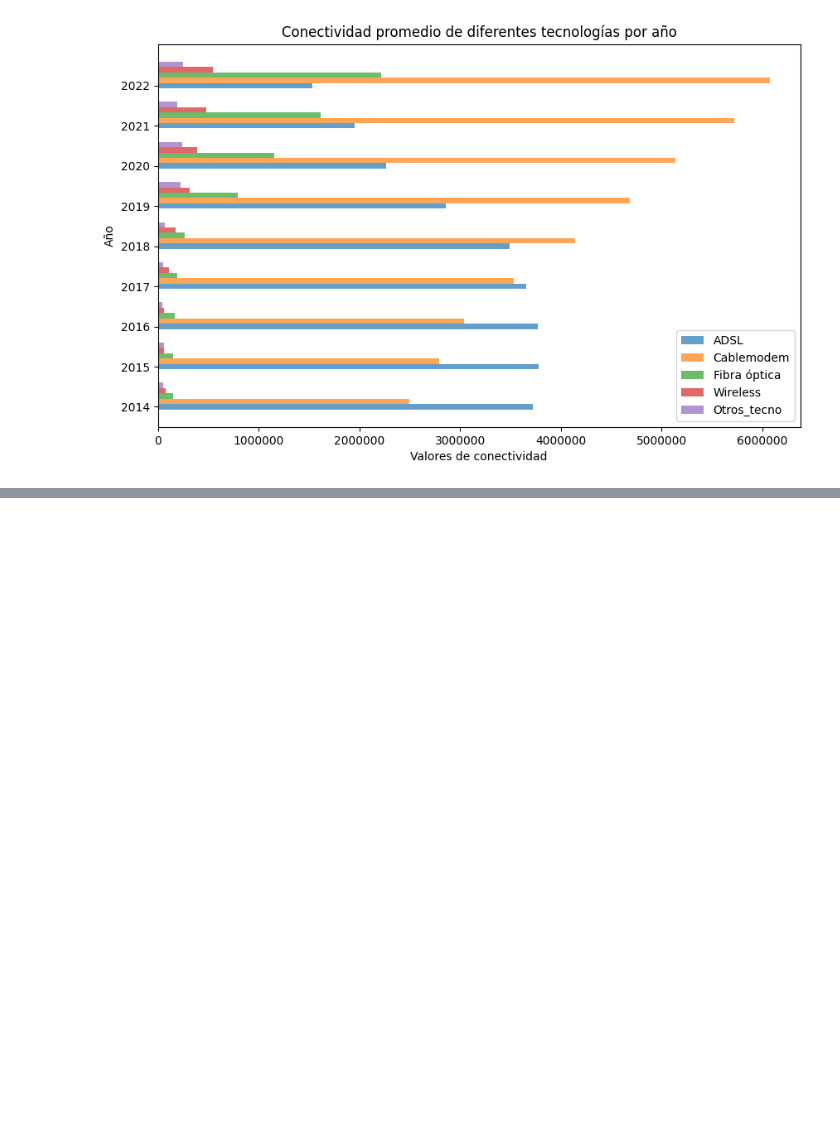
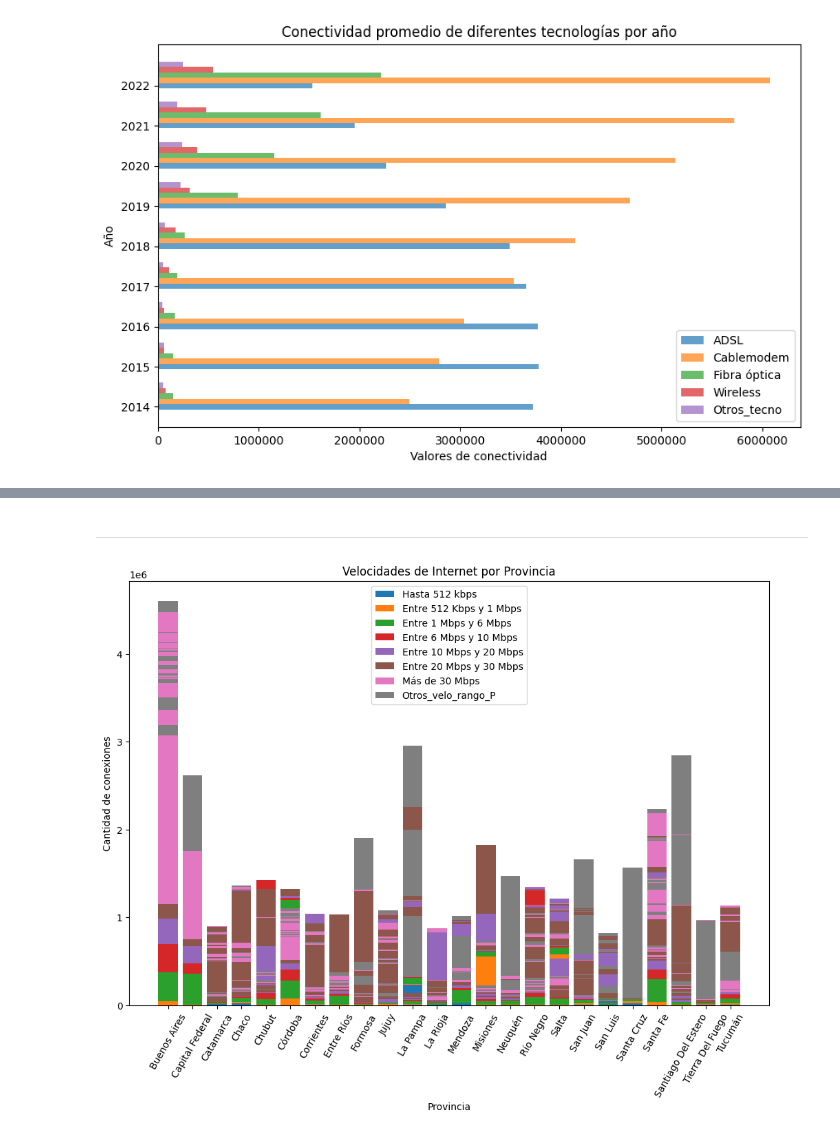
Before and after one commit to juanjolopez28/Proyectos, a Jupyter notebook: Proyecto_Henry02/EDA.ipynb, the cells around one changed output, grey strips where cells are left out. Saved outputs shown, nothing was run; the diff lists cells and outputs as text; code cells hidden in the pictures; blank space fills up the shorter version.

```diff
--- a/Proyecto_Henry02/EDA.ipynb
+++ b/Proyecto_Henry02/EDA.ipynb
@@ -176,0 +318,24 @@ plt.show()
+# %% [markdown]
+---
+# %%
+plt.figure(figsize=(12, 8))
+df=df_datos_provin[['Provincia', 'Hasta 512 kbps','Entre 512 Kbps y 1 Mbps','Entre 1 Mbps y 6 Mbps','Entre 6 Mbps y 10 Mbps', 'Entre 10 Mbps y 20 Mbps','Entre 20 Mbps y 30 Mbps','Más de 30 Mbps','Otros_velo_rango_P']]
+provincias = df['Provincia']
+velocidades = df.drop('Provincia', axis=1).columns
+
+plt.bar(provincias, df['Hasta 512 kbps'], label='Hasta 512 kbps')
+bottom = df['Hasta 512 kbps']
+
+for velocidad in velocidades[1:]:
+    plt.bar(provincias, df[velocidad], bottom=bottom, label=velocidad)
+    bottom += df[velocidad]
+
+plt.xlabel('Provincia')
+plt.ylabel('Cantidad de conexiones')
+plt.xticks(rotation=60)
+
+plt.title('Velocidades de Internet por Provincia')
+plt.legend()
+plt.show()
+# %% [output]
+[figure, added]
```
Also changed, not shown: parts of 26 cells of this notebook, 4 other files.
